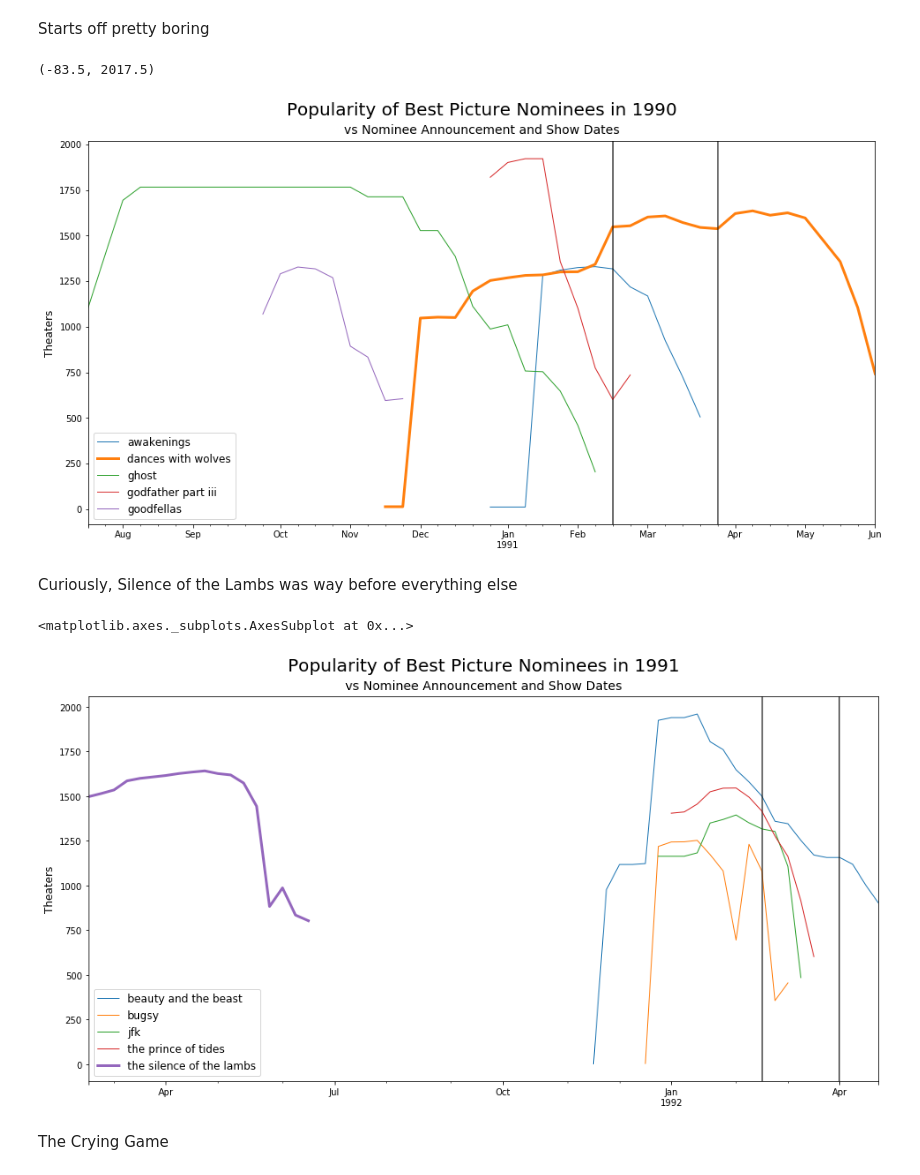
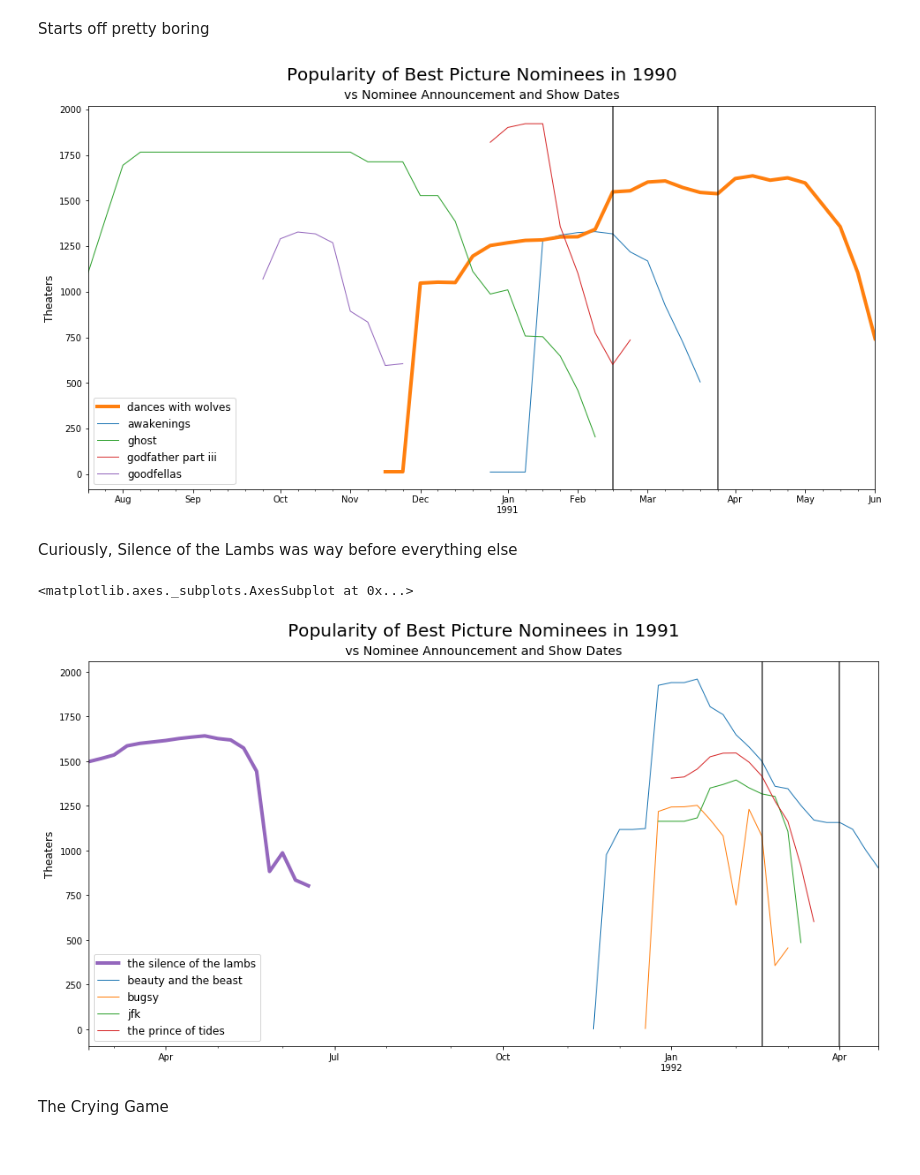
Before and after one commit to NapsterInBlue/Academy-Awards, a Jupyter notebook: Best Picture Nominees.ipynb, the cells around one changed output. Saved outputs shown, nothing was run; the diff lists cells and outputs as text; code cells hidden in the pictures.

Commit message:
Sorted legend and increased thickness of best picture winners

```diff
--- a/Best Picture Nominees.ipynb
+++ b/Best Picture Nominees.ipynb
@@ -48,3 +69,23 @@ ax.set_xlabel('')
 # %% [output]
 Text(0.5,0,'')
 [figure]
+# %%
+yrs = df['Thursday'].dt.year
+fig, ax = plt.subplots(figsize=(12, 8))
+
+
+_ = df.groupby(['name', yrs]).plot(x='dayofyear', y='Theaters', ax=ax, color='k', alpha=.2)
+ax.legend().set_visible(False)
+
+ymax = ax.get_ylim()[1]
+ax.text(np.average(ax.get_xlim()), ymax*1.07, 'Theater Runs of Best Picture Nominees since 1990',
+        fontdict={'size':20, 'ha':'center'})
+ax.text(np.average(ax.get_xlim()), ymax*1.02, 'Day of Year vs Number of Theaters',
+        fontdict={'size':14, 'ha':'center'})
+ax.set_xlabel('')
+
+ax.add_patch(patches.Rectangle(
+                (5, 0), 100, 1500,
+                fill=False, color='r',
+                alpha=.5,
+                linewidth=2))
@@ -278,7 +322,9 @@ actual_post.groupby('Winner')['Week', 'GrossToDate'].describe().T.applymap(reada
 ## Effect of announcement on theaters
 # %%
 def plot_year_releases(df, year):
-    thick_dict = {True:3, False:1}
+    winner = df[df['year']==year].iloc[np.argmax(df['Winner'])]['name']
+
+    thick_dict = {True:4, False:1}
     fig, ax = plt.subplots(figsize=(16, 8))
     for name, group in df[df['year'] == year].groupby('name'):
         won = group['Winner'].max()
@@ -293,7 +339,7 @@ def plot_year_releases(df, year):
         fontdict={'size':20, 'ha':'center'})
     ax.text(np.average(ax.get_xlim()), ymax*1.02, 'vs Nominee Announcement and Show Dates'.format(year),
         fontdict={'size':14, 'ha':'center'})
-    ax.legend(fontsize=12)
+    ax.legend(*resort_legend(ax, winner), fontsize=12)
     ax.text(0, 0, '')
     ax.set_ylabel('Theaters', fontsize=12)
     ax.set_xlabel('')
@@ -302,17 +364,16 @@ def plot_year_releases(df, year):
 Starts off pretty boring
 # %%
 ax = plot_year_releases(df, 1990)
-ax.get_ylim()
+handles, labels = ax.get_legend_handles_labels()
 # %% [output]
-(-83.5, 2017.5)
-[figure, old version]
+[figure, new version]
 # %% [markdown]
 Curiously, Silence of the Lambs was way before everything else
 # %%
 plot_year_releases(df, 1991)
 # %% [output]
 <matplotlib.axes._subplots.AxesSubplot at 0x...>
-[figure, old version]
+[figure, new version]
 # %% [markdown]
 The Crying Game
 # %%
```
Also changed, not shown: parts of 23 cells of this notebook.
